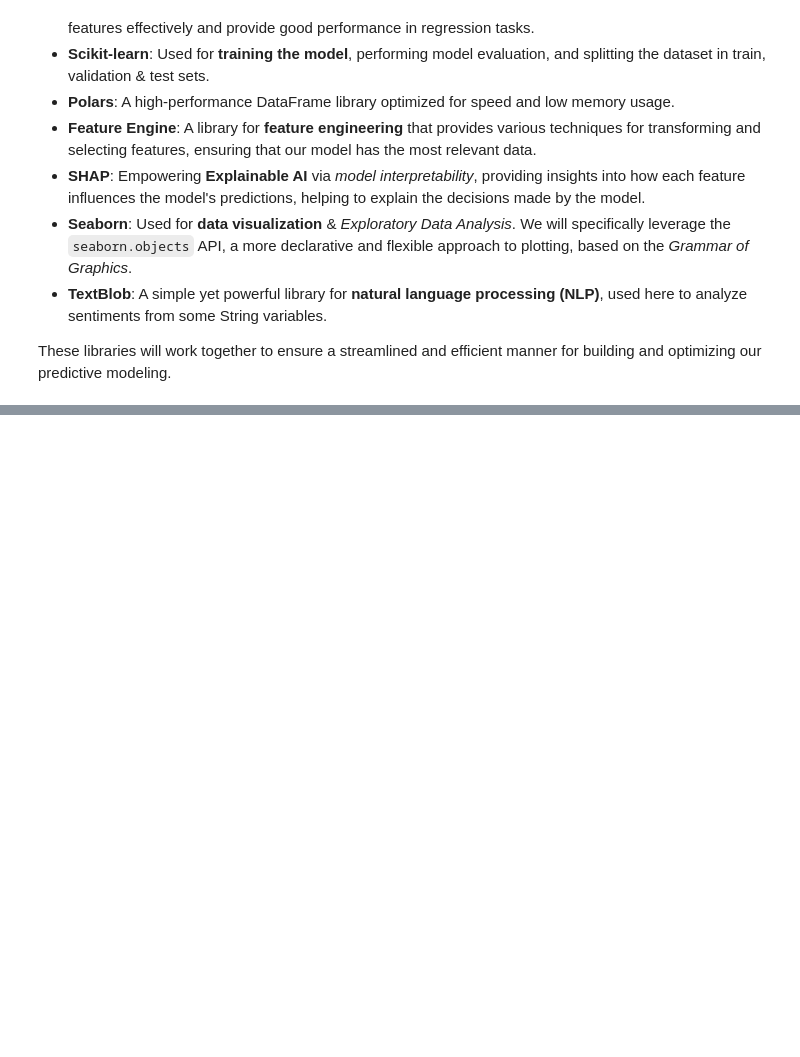
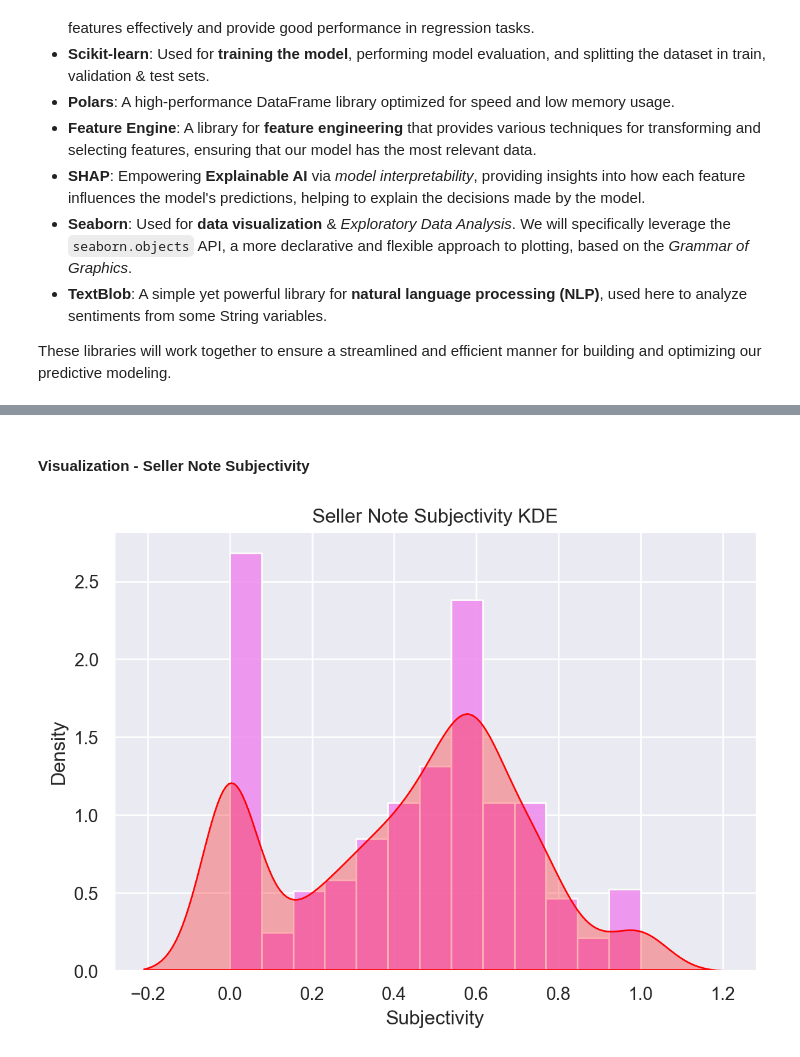
Before and after one commit to jxareas/gradient-boosting-ml, a Jupyter notebook: notebooks/gbm_predictive_modeling.ipynb, the cells around one changed output, grey strips where cells are left out. Saved outputs shown, nothing was run; the diff lists cells and outputs as text; code cells hidden in the pictures; blank space fills up the shorter version.

```diff
--- a/notebooks/gbm_predictive_modeling.ipynb
+++ b/notebooks/gbm_predictive_modeling.ipynb
@@ -2922,0 +3315,11 @@ READ_CSV_INSTEAD_OF_PARQUET = True # Whether to read the CSV cleansed data sourc
+# %% [markdown]
+#### **Visualization** - Seller Note Subjectivity
+# %%
+(
+    so.Plot(df, x='seller_note_subjectivity')
+    .add(so.Bars(color='violet', alpha=.8), so.Hist('density'))
+    .add(so.Area(color='red', alpha=.3), so.KDE())
+    .label(title='Seller Note Subjectivity KDE', x='Subjectivity', y='Density')
+)
+# %% [output]
+[figure, added]
```
Also changed, not shown: parts of 126 cells of this notebook, 20 other files.
